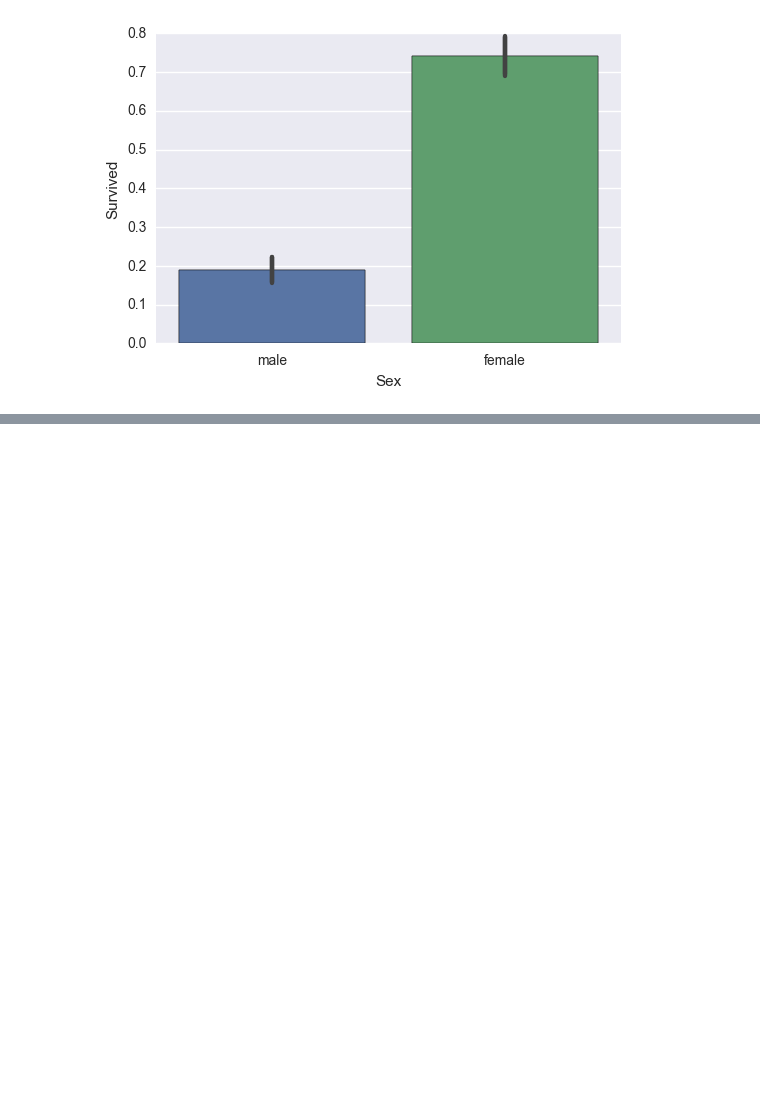
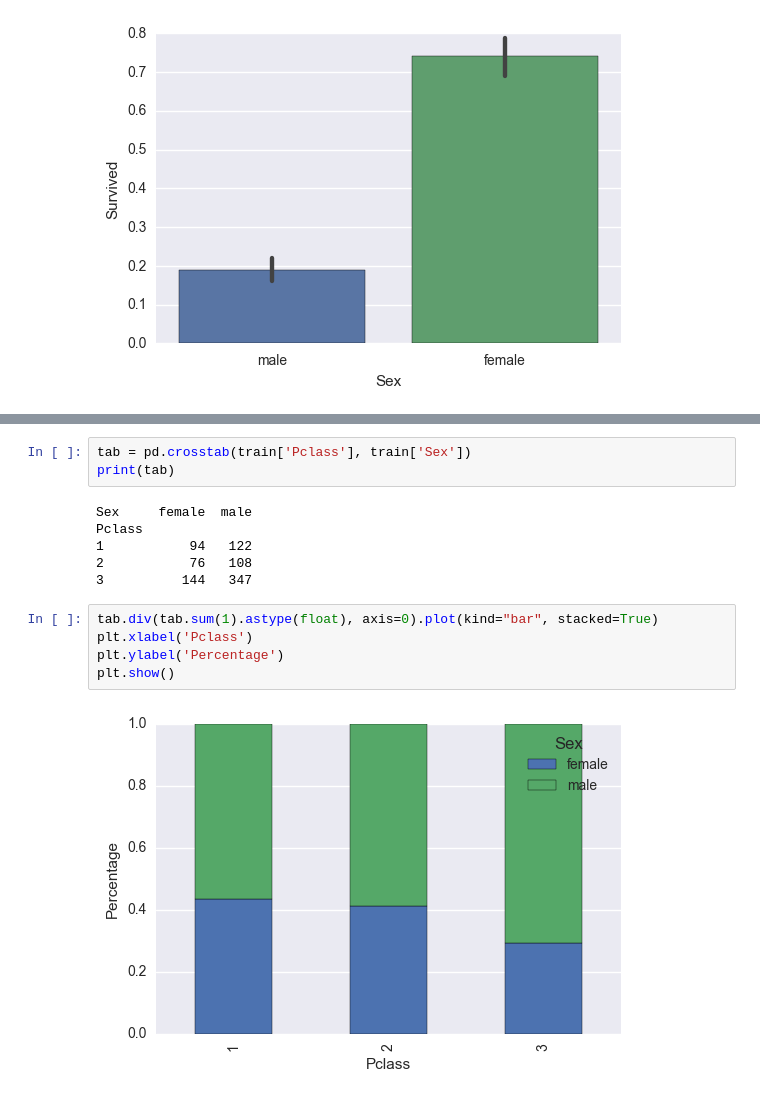
Before and after one commit to Chokurei/Titanic, a Jupyter notebook: script/temp.ipynb, the cells around one changed output, grey strips where cells are left out. Drawn from its saved outputs; the diff is of its cells as text; blank space fills up the shorter version.

```diff
--- a/script/temp.ipynb
+++ b/script/temp.ipynb
@@ -220,0 +225,16 @@ plt.show()
+# %%
+tab = pd.crosstab(train['Pclass'], train['Sex'])
+print(tab)
+# %% [output]
+Sex     female  male
+Pclass
+1           94   122
+2           76   108
+3          144   347
+# %%
+tab.div(tab.sum(1).astype(float), axis=0).plot(kind="bar", stacked=True)
+plt.xlabel('Pclass')
+plt.ylabel('Percentage')
+plt.show()
+# %% [output]
+[figure, added]
```
Also changed, not shown: parts of 14 cells of this notebook.
